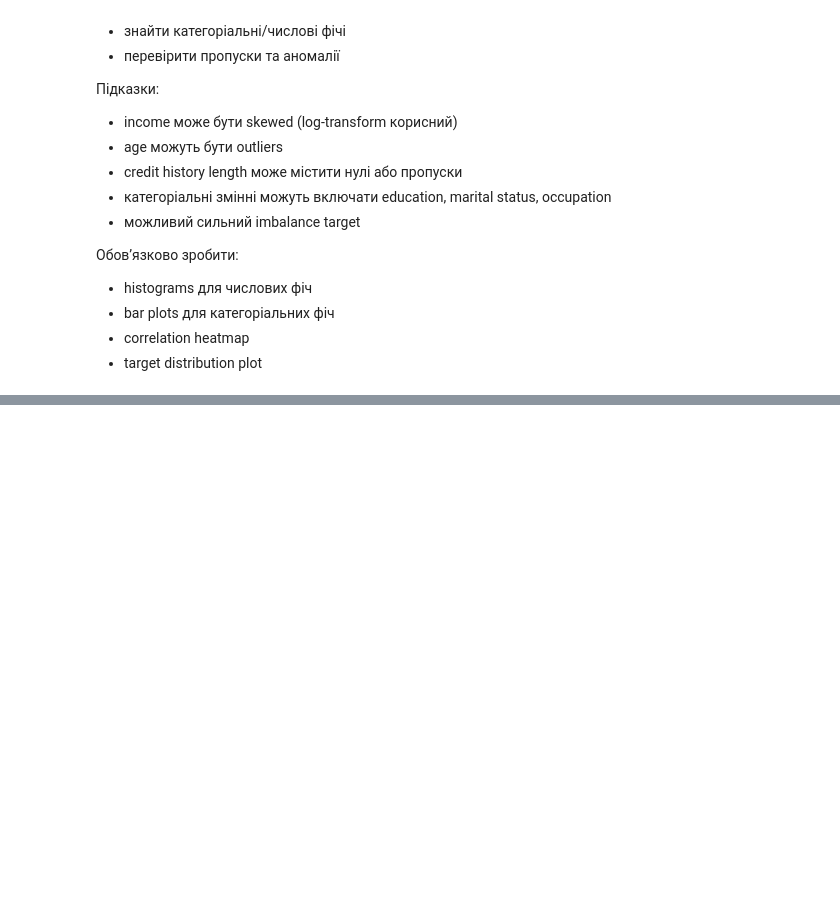
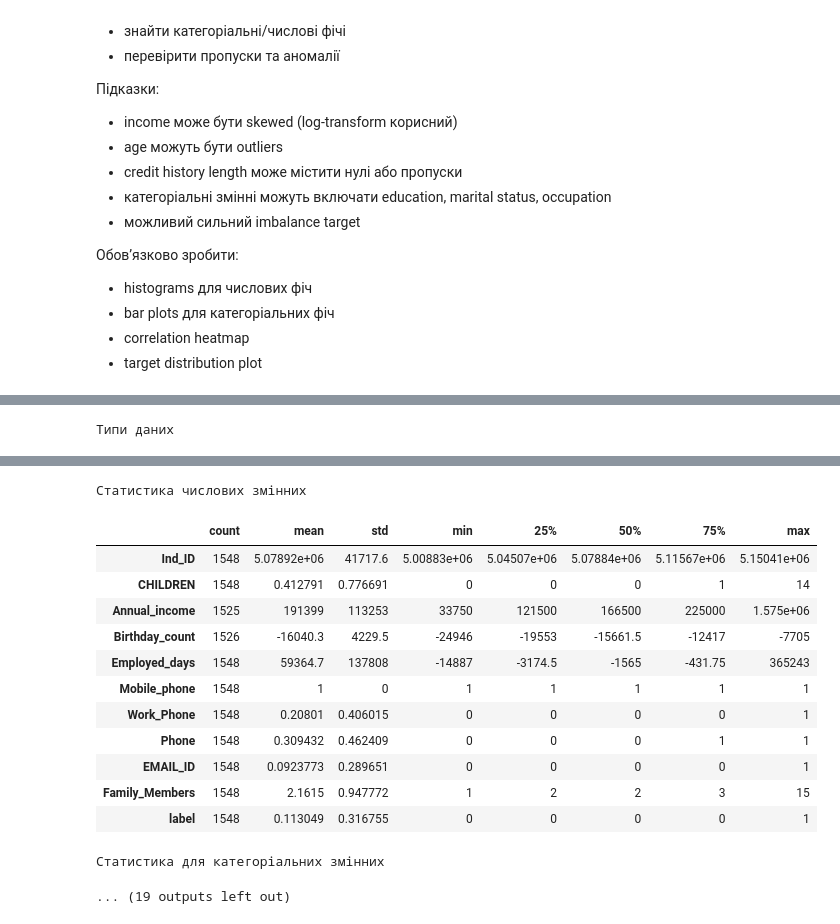
Before and after one commit to BogdanPinchuk/DataScience-PBY_HW20_Course_Project, a Jupyter notebook: Bohdan_Pinchuk_DS_HW20.ipynb, the cells around one changed output, grey strips where cells are left out. Drawn from its saved outputs; the diff is of its cells as text; code cells hidden in the pictures; blank space fills up the shorter version.

Commit message:
[Homework20] - added table description

```diff
--- a/Bohdan_Pinchuk_DS_HW20.ipynb
+++ b/Bohdan_Pinchuk_DS_HW20.ipynb
@@ -295,6 +295,7 @@ import pandas as pd
 import apps.main as mn
 
 # Input data
+target_value = "label"
 update_db = False
 db_file_name = f"resources/store_hw{hm_version}.db"
 
@@ -316,7 +317,7 @@ credit_card_dataset = (
 del credit_card_details_dataset, credit_card_labels_dataset
 
 # Print result
-display(credit_card_dataset)
+# display(credit_card_dataset)
 
 # Clean
 _ = gc.collect()
@@ -355,3 +342,64 @@ _ = gc.collect()
 - bar plots для категоріальних фіч
 - correlation heatmap
 - target distribution plot
+# %%
+# Data description
+
+import numpy as np
+import pandas as pd
+import apps.reporter as rpt
+from IPython.display import display
+from IPython.core.display import Markdown
+
+# Input data
+ds_name = "Credit card Details"
+n_first_rows = 5
+
+# Solution
+data_set = credit_card_dataset
+
+n_columns = data_set.columns.size
+n_rows = data_set.index.size
+
+types_df = pd.DataFrame(data_set.dtypes, columns=["Types"])
+
+col_num_type = data_set.select_dtypes(include=np.number)
+col_cat_type = data_set.select_dtypes(exclude=np.number)
+
+empty_val_by_col = data_set.isnull().sum().to_frame(name='count')
+is_empty_val = empty_val_by_col.values.sum() > 0
+
+rp = rpt.Reporter()
+rp.add_item("Кількість рядків", str(n_rows))
+rp.add_item("Кількість стовпців", str(n_columns))
+rp.add_item("Кількість числових ознак", str(col_num_type.columns.size))
+rp.add_item("Кількість категоріальних ознак", str(col_cat_type.size))
+rp.add_item("Пропущені значення", 'є' if is_empty_val > 0 else 'немає')
+
+# Print results
+display(Markdown(f"### Аналіз даних"))
+display(data_set.head(n_first_rows).
+        style.format("{:g}", subset=col_num_type.columns).
+        set_caption(f"Перші {n_first_rows} рядків датасету"))
+
+rp.print_pd_report("Параметри таблиці")
+
+if is_empty_val > 0:
+    display(empty_val_by_col.style.set_caption("Кількість пропусків"))
+display(types_df.style.set_caption("Типи даних"))
+
+display(col_num_type.describe().T.style.format("{:g}").set_caption("Статистика числових змінних"))
+
+display(col_cat_type.describe().T.style.set_caption("Статистика для категоріальних змінних"))
+
+for col_name in col_cat_type:
+    display(pd.concat([
+        col_cat_type[col_name].value_counts(),
+        col_cat_type[col_name].value_counts(normalize=True)
+    ], axis=1).style.set_caption(f"Категорія: \"{col_name}\""))
+
+display(pd.concat([
+    data_set[target_value].value_counts(),
+    data_set[target_value].value_counts(normalize=True),
+], axis=1).style.set_caption("Цільова змінна"))
+# %% [output]
@@ -357,0 +439 @@ _ = gc.collect()
+Типи даних
@@ -357,0 +457,15 @@ _ = gc.collect()
+Статистика числових змінних
+|  | count | mean | std | min | 25% | 50% | 75% | max |
+| Ind_ID | 1548 | 5.07892e+06 | 41717.6 | 5.00883e+06 | 5.04507e+06 | 5.07884e+06 | 5.11567e+06 | 5.15041e+06 |
+| CHILDREN | 1548 | 0.412791 | 0.776691 | 0 | 0 | 0 | 1 | 14 |
+| Annual_income | 1525 | 191399 | 113253 | 33750 | 121500 | 166500 | 225000 | 1.575e+06 |
+| Birthday_count | 1526 | -16040.3 | 4229.5 | -24946 | -19553 | -15661.5 | -12417 | -7705 |
+| Employed_days | 1548 | 59364.7 | 137808 | -14887 | -3174.5 | -1565 | -431.75 | 365243 |
+| Mobile_phone | 1548 | 1 | 0 | 1 | 1 | 1 | 1 | 1 |
+| Work_Phone | 1548 | 0.20801 | 0.406015 | 0 | 0 | 0 | 0 | 1 |
+| Phone | 1548 | 0.309432 | 0.462409 | 0 | 0 | 0 | 1 | 1 |
+| EMAIL_ID | 1548 | 0.0923773 | 0.289651 | 0 | 0 | 0 | 0 | 1 |
+| Family_Members | 1548 | 2.1615 | 0.947772 | 1 | 2 | 2 | 3 | 15 |
+| label | 1548 | 0.113049 | 0.316755 | 0 | 0 | 0 | 0 | 1 |
+Статистика для категоріальних змінних
+... (19 outputs left out)
```
Also changed, not shown: parts of 2 cells of this notebook.
